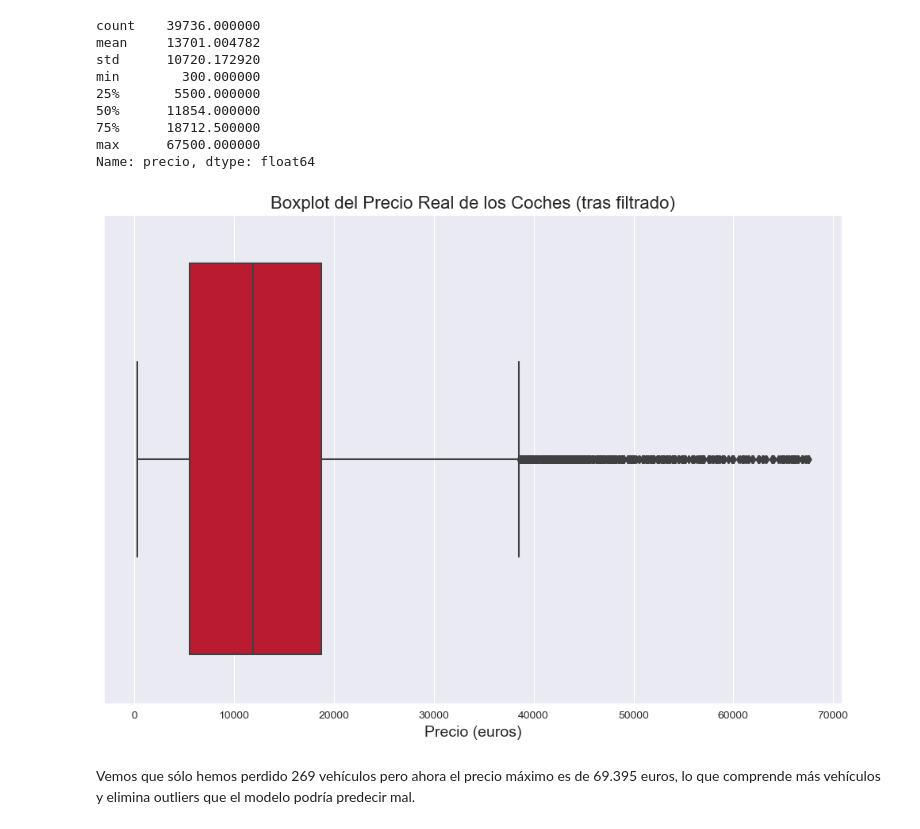
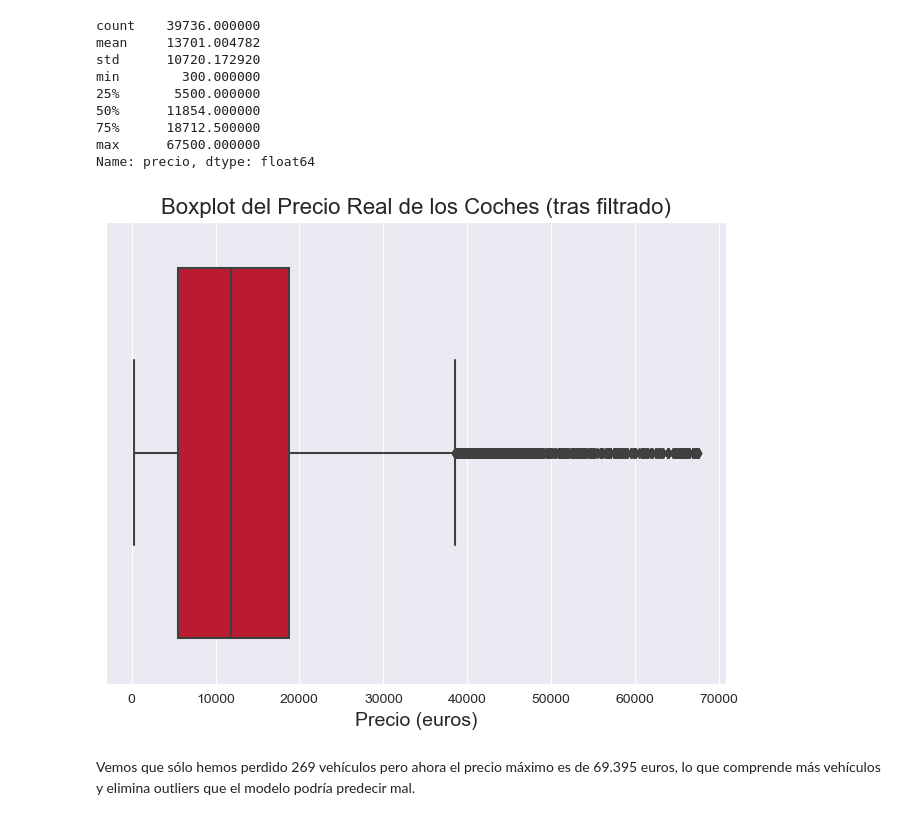
Before and after one commit to pintuchi2/tfm_car_price, a Jupyter notebook: notebooks/ml_car_price_prediction.ipynb, the cells around one changed output. Drawn from its saved outputs; the diff is of its cells as text; code cells hidden in the pictures.

```diff
--- a/notebooks/ml_car_price_prediction.ipynb
+++ b/notebooks/ml_car_price_prediction.ipynb
@@ -367,17 +367,17 @@ min        300.000000
 max      67500.000000
 Name: precio, dtype: float64
 # %%
-plt.figure(figsize=(12, 8))
+plt.figure(figsize=(8, 6))
 
 # Boxplot con la transformación inversa de log(precio)
 sns.boxplot(x=np.exp(df["precio"]), color=colors[0])
 
 plt.title("Boxplot del Precio Real de los Coches (tras filtrado)", fontsize=16)
 plt.xlabel("Precio (euros)", fontsize=14)
 
 plt.show()
 # %% [output]
-[figure, old version]
+[figure, new version]
 # %% [markdown]
 Vemos que sólo hemos perdido 269 vehículos pero ahora el precio máximo es de 69.395 euros, lo que comprende más vehículos y elimina outliers que el modelo podría predecir mal.
 # %%
```
Also changed, not shown: parts of 10 cells of this notebook, 1 other file.
